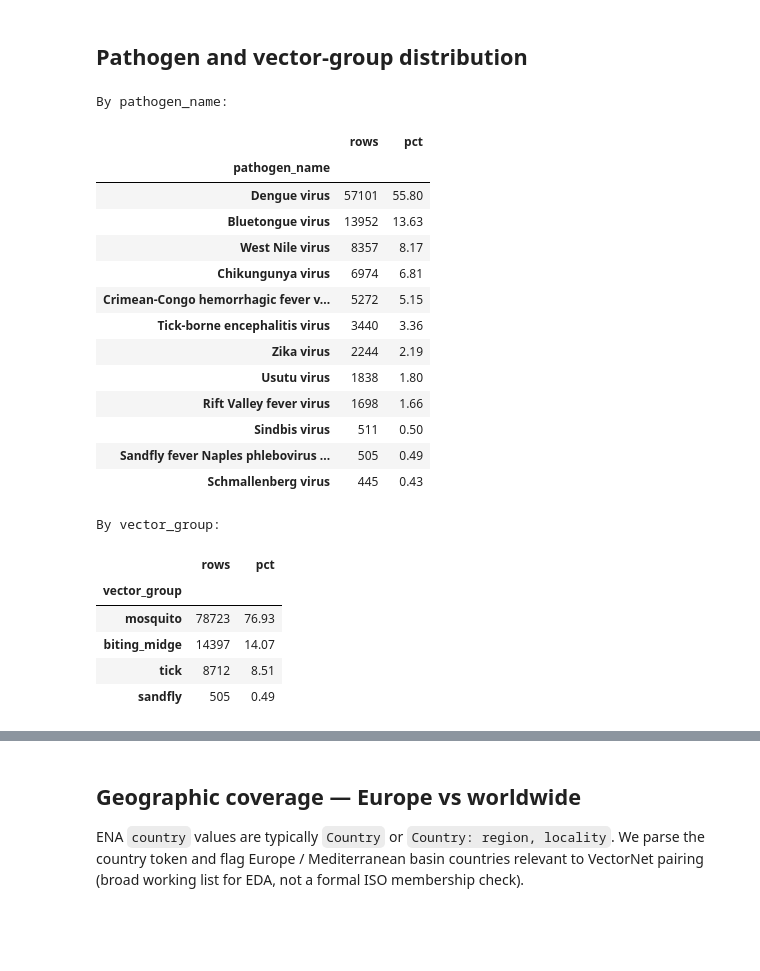
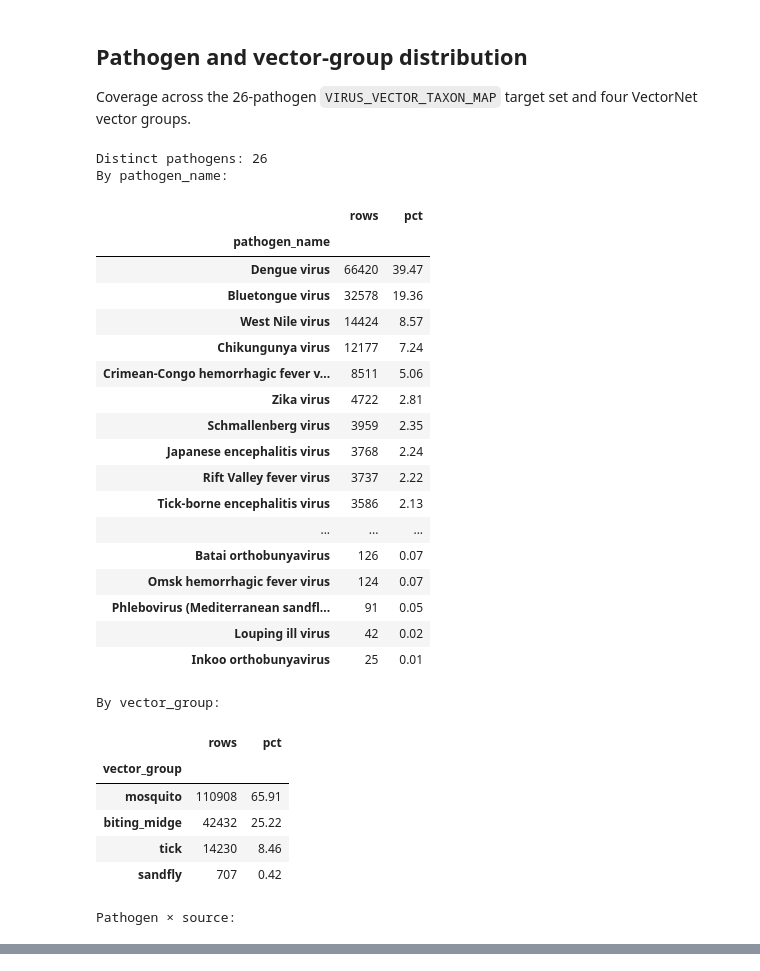
Before and after one commit to GustavoRusso/vector-guard, a Jupyter notebook: notebooks/04_eda_viruses.ipynb, the cells around one changed output, grey strips where cells are left out. Saved outputs shown, nothing was run; the diff lists cells and outputs as text; code cells hidden in the pictures; blank space fills up the shorter version.

```diff
--- a/notebooks/04_eda_viruses.ipynb
+++ b/notebooks/04_eda_viruses.ipynb
@@ -110,45 +229,65 @@ df.head().T
 # %% [markdown]
 ## Pathogen and vector-group distribution
+
+Coverage across the 26-pathogen `VIRUS_VECTOR_TAXON_MAP` target set and four VectorNet vector groups.
 # %%
 by_pathogen = (
     df["pathogen_name"]
     .value_counts()
     .rename("rows")
     .to_frame()
     .assign(pct=lambda x: (100 * x["rows"] / len(df)).round(2))
 )
 by_vector_group = (
     df["vector_group"]
     .value_counts()
     .rename("rows")
     .to_frame()
     .assign(pct=lambda x: (100 * x["rows"] / len(df)).round(2))
 )
 
+pathogen_by_source = (
+    df.groupby(["pathogen_name", "source"], dropna=False)
+    .size()
+    .unstack(fill_value=0)
+    .reindex(columns=sorted(df["source"].unique()), fill_value=0)
+)
+pathogen_by_source["total"] = pathogen_by_source.sum(axis=1)
+pathogen_by_source = pathogen_by_source.sort_values("total", ascending=False)
+
+print(f"Distinct pathogens: {df['pathogen_name'].nunique()}")
 print("By pathogen_name:")
 display(by_pathogen)
 print("By vector_group:")
-by_vector_group
+display(by_vector_group)
+print("Pathogen × source:")
+pathogen_by_source
 # %% [output]
+Distinct pathogens: 26
 By pathogen_name:
 |  | rows | pct |
 | pathogen_name |  |  |
-| Dengue virus | 57101 | 55.80 |
-| Bluetongue virus | 13952 | 13.63 |
-| West Nile virus | 8357 | 8.17 |
-| Chikungunya virus | 6974 | 6.81 |
-| Crimean-Congo hemorrhagic fever v... | 5272 | 5.15 |
-| Tick-borne encephalitis virus | 3440 | 3.36 |
-| Zika virus | 2244 | 2.19 |
-| Usutu virus | 1838 | 1.80 |
-| Rift Valley fever virus | 1698 | 1.66 |
-| Sindbis virus | 511 | 0.50 |
-| Sandfly fever Naples phlebovirus ... | 505 | 0.49 |
-| Schmallenberg virus | 445 | 0.43 |
+| Dengue virus | 66420 | 39.47 |
+| Bluetongue virus | 32578 | 19.36 |
+| West Nile virus | 14424 | 8.57 |
+| Chikungunya virus | 12177 | 7.24 |
+| Crimean-Congo hemorrhagic fever v... | 8511 | 5.06 |
+| Zika virus | 4722 | 2.81 |
+| Schmallenberg virus | 3959 | 2.35 |
+| Japanese encephalitis virus | 3768 | 2.24 |
+| Rift Valley fever virus | 3737 | 2.22 |
+| Tick-borne encephalitis virus | 3586 | 2.13 |
+| ... | ... | ... |
+| Batai orthobunyavirus | 126 | 0.07 |
+| Omsk hemorrhagic fever virus | 124 | 0.07 |
+| Phlebovirus (Mediterranean sandfl... | 91 | 0.05 |
+| Louping ill virus | 42 | 0.02 |
+| Inkoo orthobunyavirus | 25 | 0.01 |
 By vector_group:
 |  | rows | pct |
 | vector_group |  |  |
-| mosquito | 78723 | 76.93 |
-| biting_midge | 14397 | 14.07 |
-| tick | 8712 | 8.51 |
-| sandfly | 505 | 0.49 |
+| mosquito | 110908 | 65.91 |
+| biting_midge | 42432 | 25.22 |
+| tick | 14230 | 8.46 |
+| sandfly | 707 | 0.42 |
+Pathogen × source:
@@ -155,4 +311,0 @@ By vector_group:
-# %% [markdown]
-## Geographic coverage — Europe vs worldwide
-
-ENA `country` values are typically `Country` or `Country: region, locality`. We parse the country token and flag Europe / Mediterranean basin countries relevant to VectorNet pairing (broad working list for EDA, not a formal ISO membership check).
```
Also changed, not shown: parts of 22 cells of this notebook.
